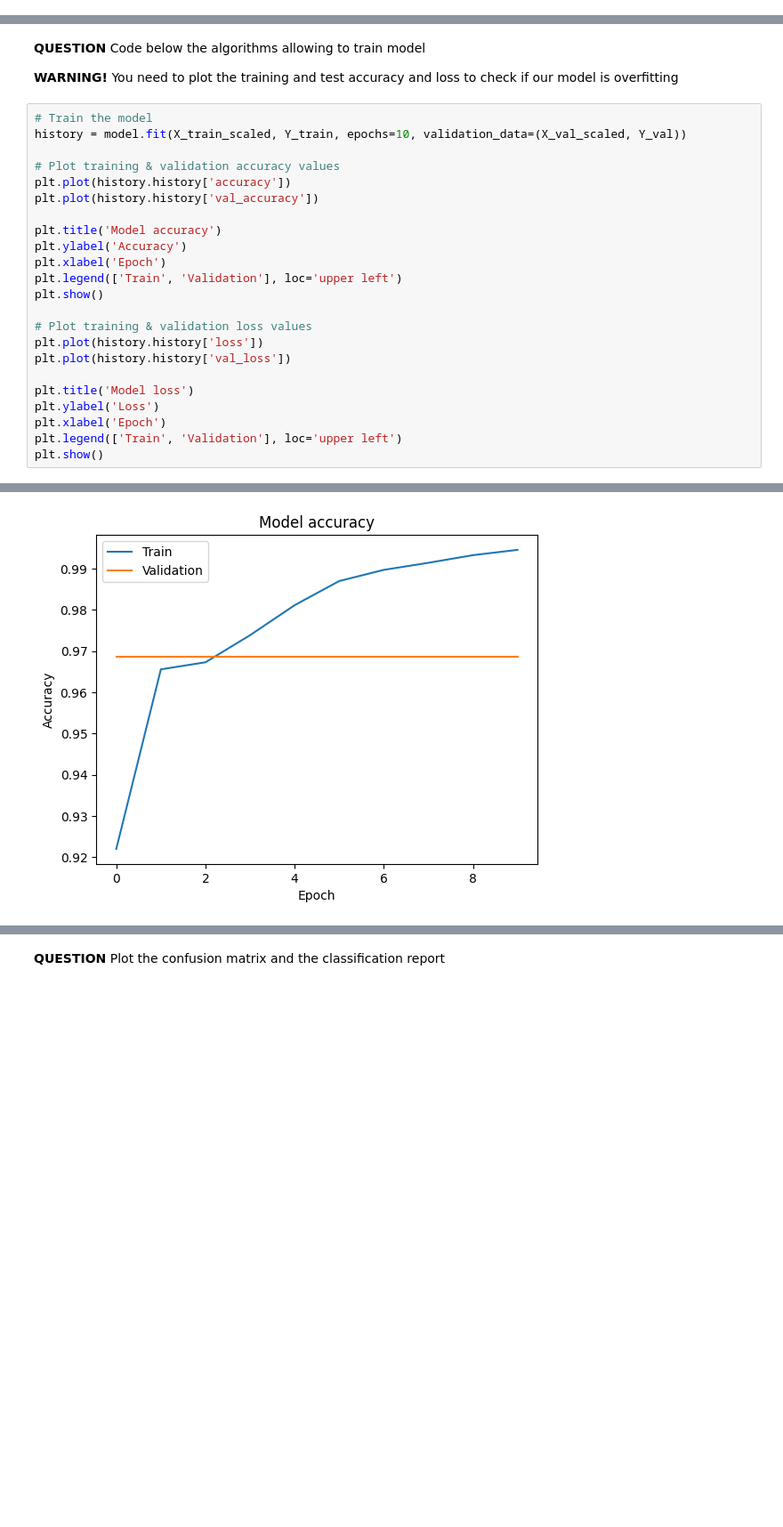
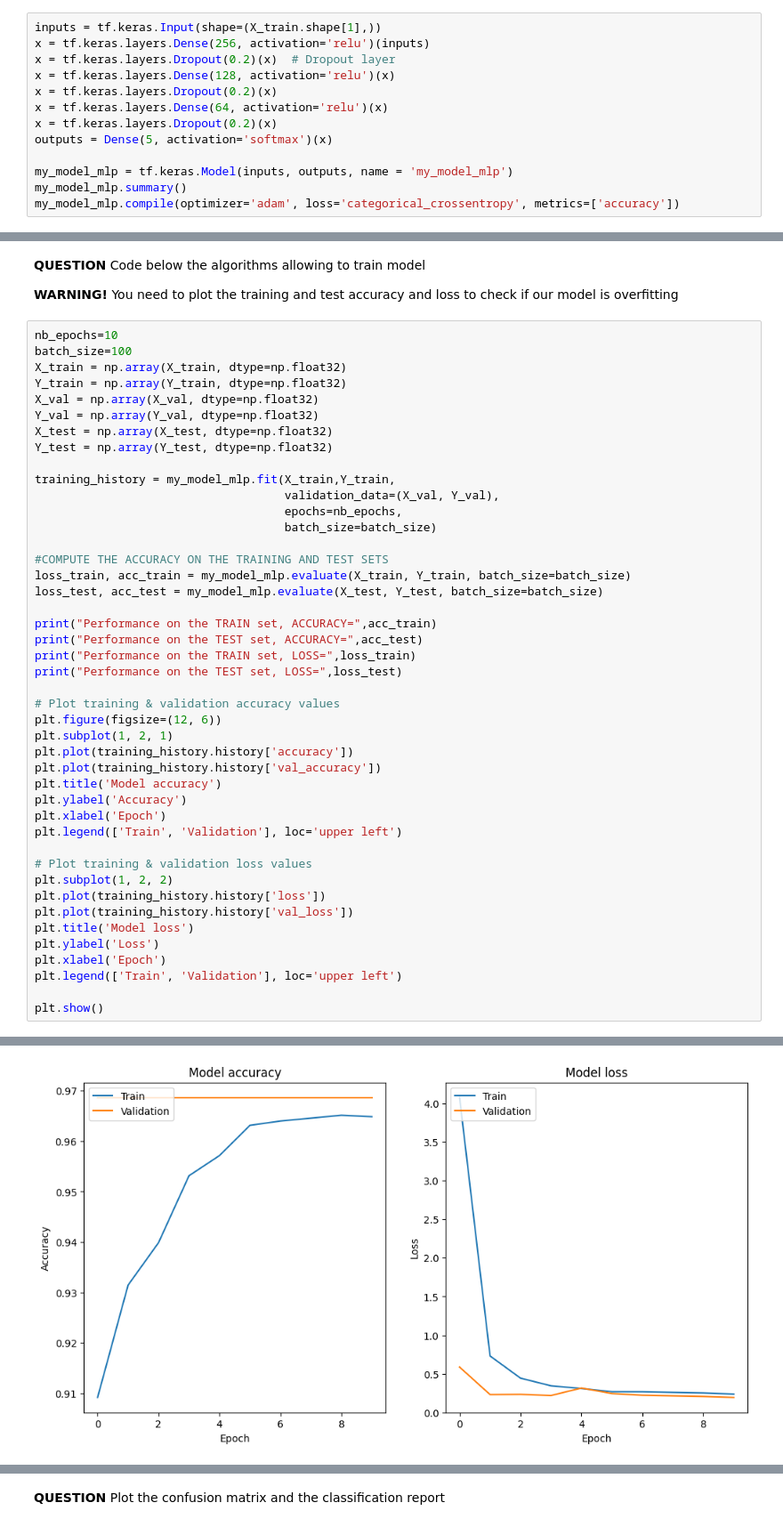
Before and after one commit to mauremathieu/TP_IA_EMBARQUEE, a Jupyter notebook: TP_IA_EMBARQUEE.ipynb, the cells around one changed output, grey strips where cells are left out. Shown at 89% size. Saved outputs shown, nothing was run; the diff lists cells and outputs as text; blank space fills up the shorter version.

```diff
--- a/TP_IA_EMBARQUEE.ipynb
+++ b/TP_IA_EMBARQUEE.ipynb
@@ -237,0 +222,13 @@ model.compile(optimizer=Adam(learning_rate=0.001), loss='binary_crossentropy', m
+# %%
+inputs = tf.keras.Input(shape=(X_train.shape[1],))
+x = tf.keras.layers.Dense(256, activation='relu')(inputs)
+x = tf.keras.layers.Dropout(0.2)(x)  # Dropout layer
+x = tf.keras.layers.Dense(128, activation='relu')(x)
+x = tf.keras.layers.Dropout(0.2)(x)
+x = tf.keras.layers.Dense(64, activation='relu')(x)
+x = tf.keras.layers.Dropout(0.2)(x)
+outputs = Dense(5, activation='softmax')(x)
+
+my_model_mlp = tf.keras.Model(inputs, outputs, name = 'my_model_mlp')
+my_model_mlp.summary()
+my_model_mlp.compile(optimizer='adam', loss='categorical_crossentropy', metrics=['accuracy'])
@@ -240,27 +255,48 @@ model.compile(optimizer=Adam(learning_rate=0.001), loss='binary_crossentropy', m
 
 **WARNING!** You need to plot the training and test accuracy and loss to check if our model is overfitting
 # %%
-# Train the model
-history = model.fit(X_train_scaled, Y_train, epochs=10, validation_data=(X_val_scaled, Y_val))
+nb_epochs=10
+batch_size=100
+X_train = np.array(X_train, dtype=np.float32)
+Y_train = np.array(Y_train, dtype=np.float32)
+X_val = np.array(X_val, dtype=np.float32)
+Y_val = np.array(Y_val, dtype=np.float32)
+X_test = np.array(X_test, dtype=np.float32)
+Y_test = np.array(Y_test, dtype=np.float32)
+
+training_history = my_model_mlp.fit(X_train,Y_train,
+                                    validation_data=(X_val, Y_val),
+                                    epochs=nb_epochs,
+                                    batch_size=batch_size)
+
+#COMPUTE THE ACCURACY ON THE TRAINING AND TEST SETS
+loss_train, acc_train = my_model_mlp.evaluate(X_train, Y_train, batch_size=batch_size)
+loss_test, acc_test = my_model_mlp.evaluate(X_test, Y_test, batch_size=batch_size)
+
+print("Performance on the TRAIN set, ACCURACY=",acc_train)
+print("Performance on the TEST set, ACCURACY=",acc_test)
+print("Performance on the TRAIN set, LOSS=",loss_train)
+print("Performance on the TEST set, LOSS=",loss_test)
 
 # Plot training & validation accuracy values
-plt.plot(history.history['accuracy'])
-plt.plot(history.history['val_accuracy'])
-
+plt.figure(figsize=(12, 6))
+plt.subplot(1, 2, 1)
+plt.plot(training_history.history['accuracy'])
+plt.plot(training_history.history['val_accuracy'])
 plt.title('Model accuracy')
 plt.ylabel('Accuracy')
 plt.xlabel('Epoch')
 plt.legend(['Train', 'Validation'], loc='upper left')
-plt.show()
 
 # Plot training & validation loss values
-plt.plot(history.history['loss'])
-plt.plot(history.history['val_loss'])
-
+plt.subplot(1, 2, 2)
+plt.plot(training_history.history['loss'])
+plt.plot(training_history.history['val_loss'])
 plt.title('Model loss')
 plt.ylabel('Loss')
 plt.xlabel('Epoch')
 plt.legend(['Train', 'Validation'], loc='upper left')
+
 plt.show()
 # %% [output]
 Epoch 1/10
@@ -286 +319 @@ Epoch 10/10
-[figure, old version]
+[figure, new version]
```
Also changed, not shown: parts of 10 cells of this notebook.
